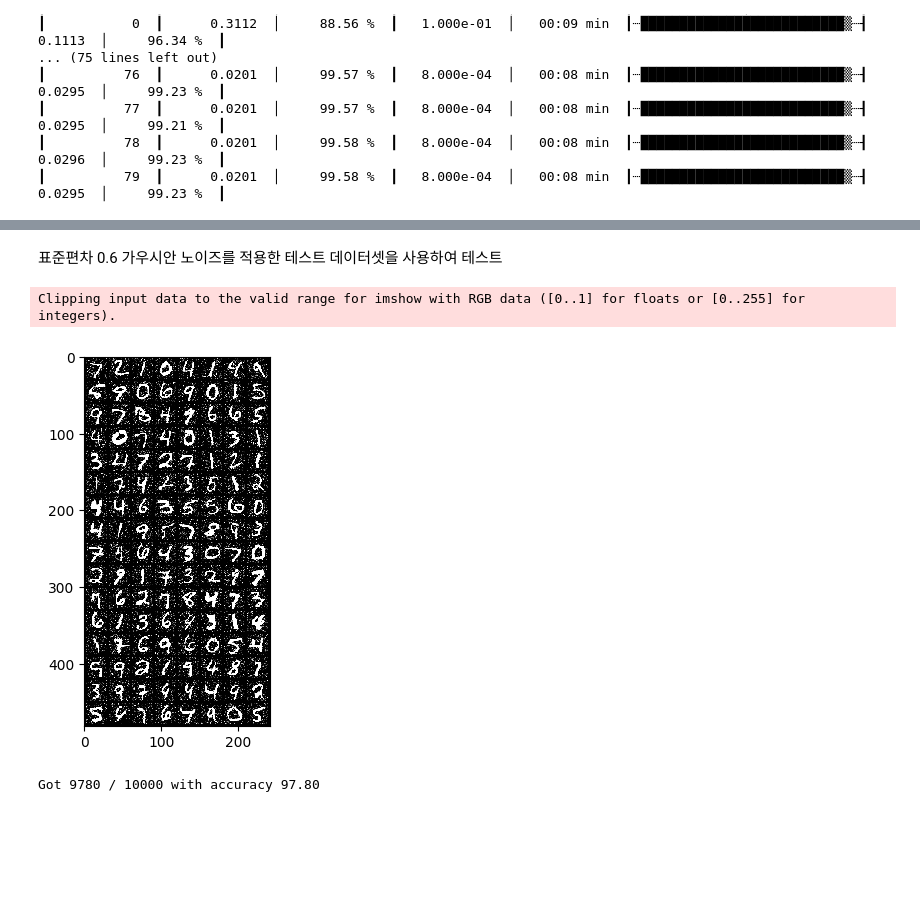
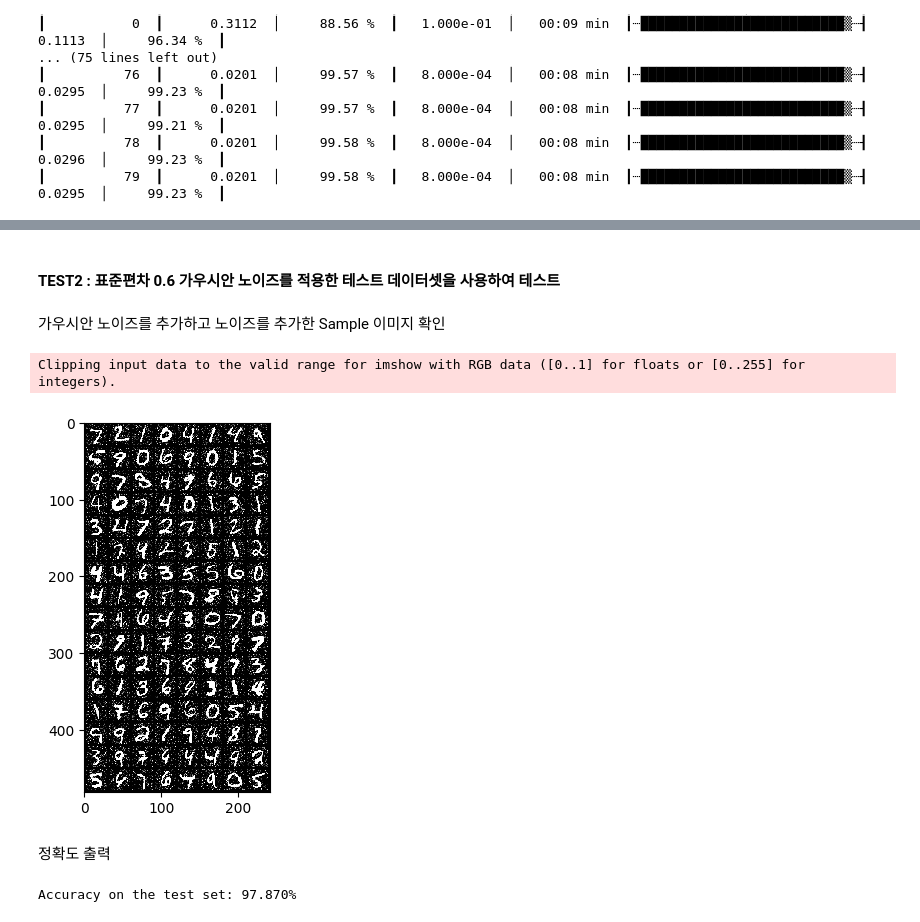
Before and after one commit to gjlee0802/ssu-deep-learning, a Jupyter notebook: LeNet5/LeNet-5_sam_optim.ipynb, the cells around one changed output, grey strips where cells are left out. Saved outputs shown, nothing was run; the diff lists cells and outputs as text; code cells hidden in the pictures; blank space fills up the shorter version.

```diff
--- a/LeNet5/LeNet-5_sam_optim.ipynb
+++ b/LeNet5/LeNet-5_sam_optim.ipynb
@@ -321,4 +397,14 @@ def check_accuracy(loader, model):
 # %%
+from torchvision import datasets
+from torchvision import datasets, transforms
+from torch.utils.data import DataLoader
+
+path2data = './data'
+data_transform = transforms.Compose([
+            #transforms.Resize((32, 32)),
+            transforms.ToTensor(),
+])
+
 # MNIST test dataset 불러오기
 test_data = datasets.MNIST(path2data, train=False, download=True, transform=data_transform)
 test_dl = DataLoader(test_data, batch_size=128)
@@ -329,5 +456,5 @@ Got 9898 / 10000 with accuracy 98.98
 # %% [markdown]
-표준편차 0.6 가우시안 노이즈를 적용한 테스트 데이터셋을 사용하여 테스트
+#### TEST2 : 표준편차 0.6 가우시안 노이즈를 적용한 테스트 데이터셋을 사용하여 테스트
 # %%
 from skimage.util import random_noise
 from torchvision.utils import save_image
@@ -342,38 +469,51 @@ class AddGaussianNoise(object):
 
     def __repr__(self):
         return self.__class__.__name__ + '(mean={0}, std={1})'.format(self.mean, self.std)
+# %% [markdown]
+가우시안 노이즈를 추가하고 노이즈를 추가한 Sample 이미지 확인
 # %%
+from torchvision import utils
 
 noisy_transform=transforms.Compose([
     #transforms.Resize((32, 32)),
     transforms.ToTensor(),
     transforms.Normalize((0.1307,), (0.3081,)),
     AddGaussianNoise(mean=0., std=0.6),
 ])
 
 # MNIST test dataset 불러오기
 gau_06_test_data = datasets.MNIST(path2data, train=False, download=True, transform=noisy_transform)
 gau_06_test_dl = DataLoader(gau_06_test_data, batch_size=128)
 # test data를 추출합니다.
 x_test, y_test = gau_06_test_data.data, gau_06_test_data.targets
 
 if len(x_test.shape) == 3:
     x_test = x_test.unsqueeze(1)
 
+# tensor를 image로 변경하는 함수를 정의합니다.
+def show(img):
+    # tensor를 numpy array로 변경합니다.
+    npimg = img.numpy()
+    # C*H*W를 H*W*C로 변경합니다.
+    npimg_tr = npimg.transpose((1,2,0))
+    plt.imshow(npimg_tr, interpolation='nearest')
+
 for batch in gau_06_test_dl:
     inputs, targets = (b.to(device) for b in batch)
     x_test_grid = utils.make_grid(inputs, nrow=8, padding=2)
     show(x_test_grid.to('cpu'))
     break
 
 
 # 아래처럼 x_test로 접근하면 transform을 거치기 전 원본 데이터가 시각화 되므로 위의 코드처럼 순환하여 시각화하는 방식을 사용
 #x_test_grid = utils.make_grid(x_test[:40], nrow=8, padding=2)
 #show(x_test_grid)
 # %% [output]
 Clipping input data to the valid range for imshow with RGB data ([0..1] for floats or [0..255] for integers).
-[figure, old version]
+[figure, new version]
+# %% [markdown]
+정확도 출력
 # %%
-check_accuracy(gau_06_test_dl, model)
+correct_samples, wrong_samples = check_accuracy(gau_06_test_dl, model)
 # %% [output]
-Got 9780 / 10000 with accuracy 97.80
+Accuracy on the test set: 97.870%
```
Also changed, not shown: parts of 33 cells of this notebook.
